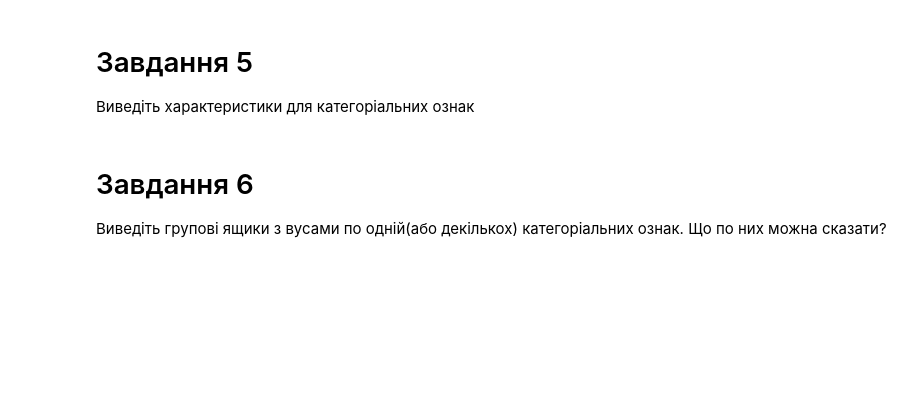
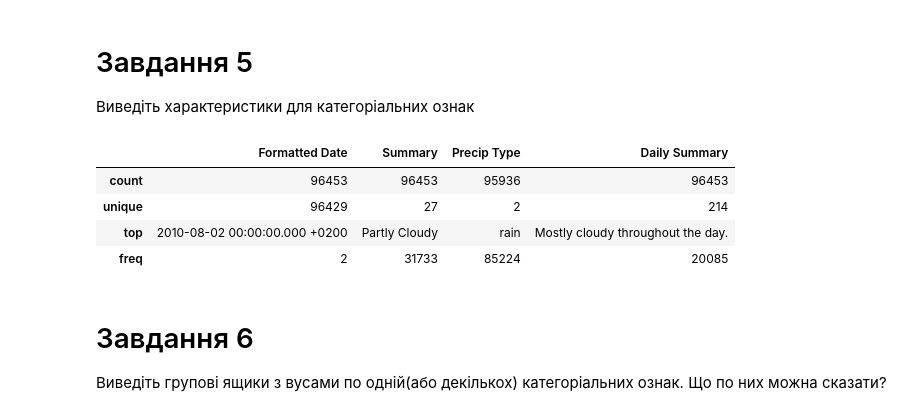
Before and after one commit to VDidyk/AI, a Jupyter notebook: module2/Практична_аналіз_даних2.ipynb, the cells around one changed output. Cells and saved outputs as stored; diff of their text form; code cells hidden in the pictures; blank space fills up the shorter version.

```diff
--- a/module2/Практична_аналіз_даних2.ipynb
+++ b/module2/Практична_аналіз_даних2.ipynb
@@ -108,3 +115,11 @@ print(df.describe(include='o'))
+# %%
+df.describe(include='object')
+# %% [output]
+|  | Formatted Date | Summary | Precip Type | Daily Summary |
+| count | 96453 | 96453 | 95936 | 96453 |
+| unique | 96429 | 27 | 2 | 214 |
+| top | 2010-08-02 00:00:00.000 +0200 | Partly Cloudy | rain | Mostly cloudy throughout the day. |
+| freq | 2 | 31733 | 85224 | 20085 |
 # %% [markdown]
 # Завдання 6
 Виведіть групові ящики з вусами по одній(або декількох) категоріальних ознак. Що по них можна сказати?
```
Also changed, not shown: parts of 3 cells of this notebook.
